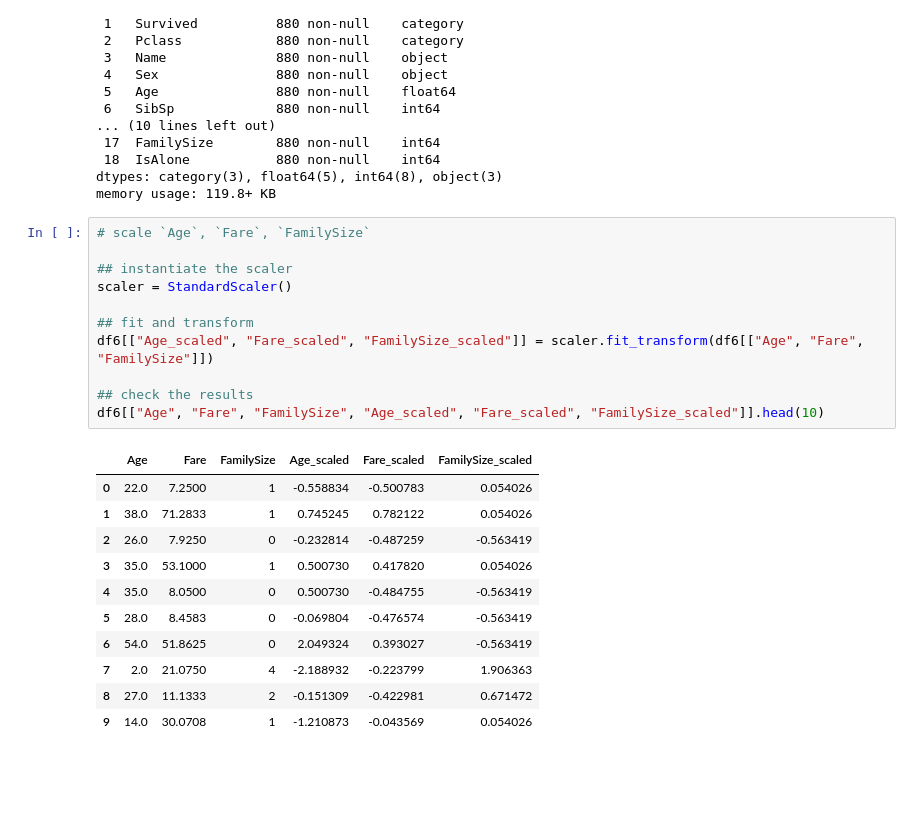
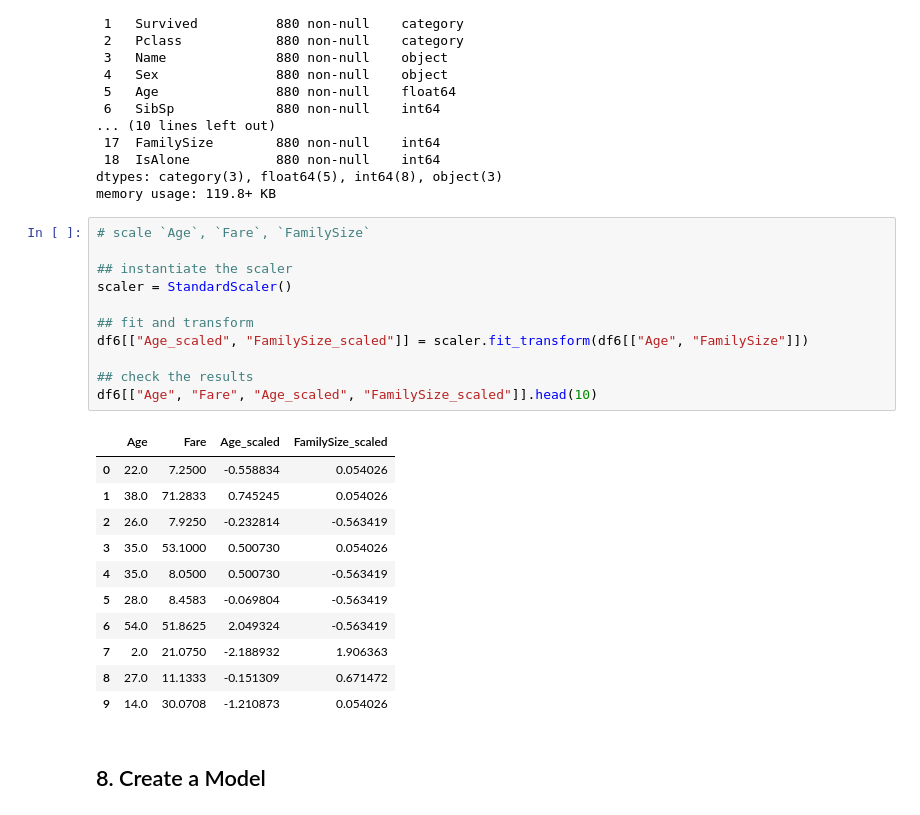
Before and after one commit to svarong-port/data-analytics-projects, a Jupyter notebook: titanic/titanic.ipynb, the cells around one changed output. Cells and saved outputs as stored; diff of their text form; blank space fills up the shorter version.

Commit message:
Complete model creation, evaluation, tuning, and identify important features

```diff
--- a/titanic/titanic.ipynb
+++ b/titanic/titanic.ipynb
@@ -749,23 +763,25 @@ memory usage: 119.8+ KB
 # %%
 # scale `Age`, `Fare`, `FamilySize`
 
 ## instantiate the scaler
 scaler = StandardScaler()
 
 ## fit and transform
-df6[["Age_scaled", "Fare_scaled", "FamilySize_scaled"]] = scaler.fit_transform(df6[["Age", "Fare", "FamilySize"]])
+df6[["Age_scaled", "FamilySize_scaled"]] = scaler.fit_transform(df6[["Age", "FamilySize"]])
 
 ## check the results
-df6[["Age", "Fare", "FamilySize", "Age_scaled", "Fare_scaled", "FamilySize_scaled"]].head(10)
+df6[["Age", "Fare", "Age_scaled", "FamilySize_scaled"]].head(10)
 # %% [output]
-|  | Age | Fare | FamilySize | Age_scaled | Fare_scaled | FamilySize_scaled |
-| 0 | 22.0 | 7.2500 | 1 | -0.558834 | -0.500783 | 0.054026 |
-| 1 | 38.0 | 71.2833 | 1 | 0.745245 | 0.782122 | 0.054026 |
-| 2 | 26.0 | 7.9250 | 0 | -0.232814 | -0.487259 | -0.563419 |
-| 3 | 35.0 | 53.1000 | 1 | 0.500730 | 0.417820 | 0.054026 |
-| 4 | 35.0 | 8.0500 | 0 | 0.500730 | -0.484755 | -0.563419 |
-| 5 | 28.0 | 8.4583 | 0 | -0.069804 | -0.476574 | -0.563419 |
-| 6 | 54.0 | 51.8625 | 0 | 2.049324 | 0.393027 | -0.563419 |
-| 7 | 2.0 | 21.0750 | 4 | -2.188932 | -0.223799 | 1.906363 |
-| 8 | 27.0 | 11.1333 | 2 | -0.151309 | -0.422981 | 0.671472 |
-| 9 | 14.0 | 30.0708 | 1 | -1.210873 | -0.043569 | 0.054026 |
+|  | Age | Fare | Age_scaled | FamilySize_scaled |
+| 0 | 22.0 | 7.2500 | -0.558834 | 0.054026 |
+| 1 | 38.0 | 71.2833 | 0.745245 | 0.054026 |
+| 2 | 26.0 | 7.9250 | -0.232814 | -0.563419 |
+| 3 | 35.0 | 53.1000 | 0.500730 | 0.054026 |
+| 4 | 35.0 | 8.0500 | 0.500730 | -0.563419 |
+| 5 | 28.0 | 8.4583 | -0.069804 | -0.563419 |
+| 6 | 54.0 | 51.8625 | 2.049324 | -0.563419 |
+| 7 | 2.0 | 21.0750 | -2.188932 | 1.906363 |
+| 8 | 27.0 | 11.1333 | -0.151309 | 0.671472 |
+| 9 | 14.0 | 30.0708 | -1.210873 | 0.054026 |
+# %% [markdown]
+## 8. Create a Model
```
Also changed, not shown: parts of 21 cells of this notebook.
